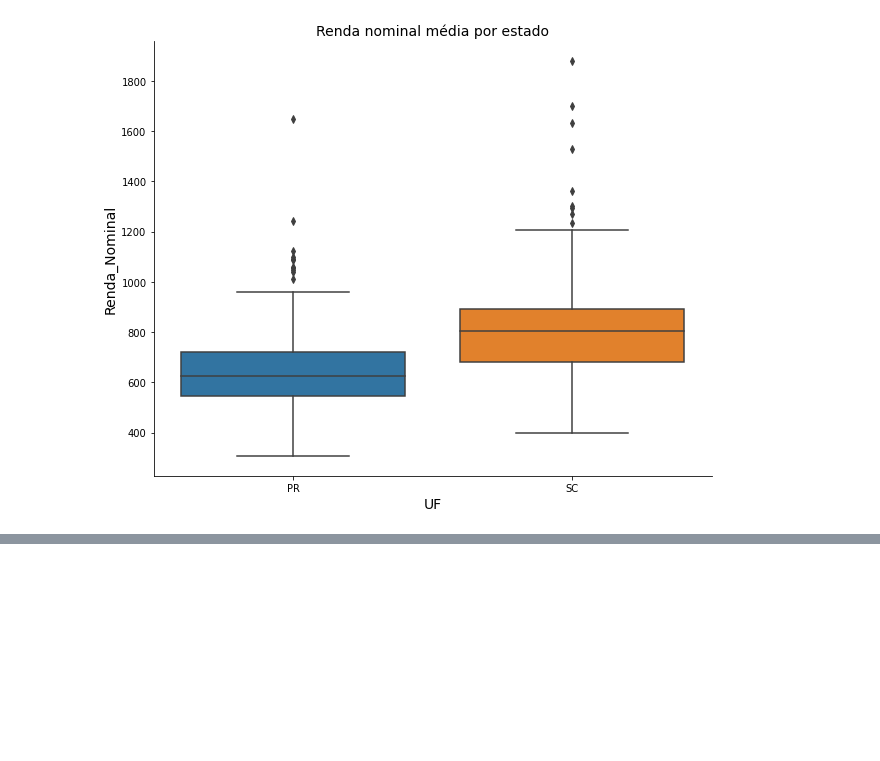
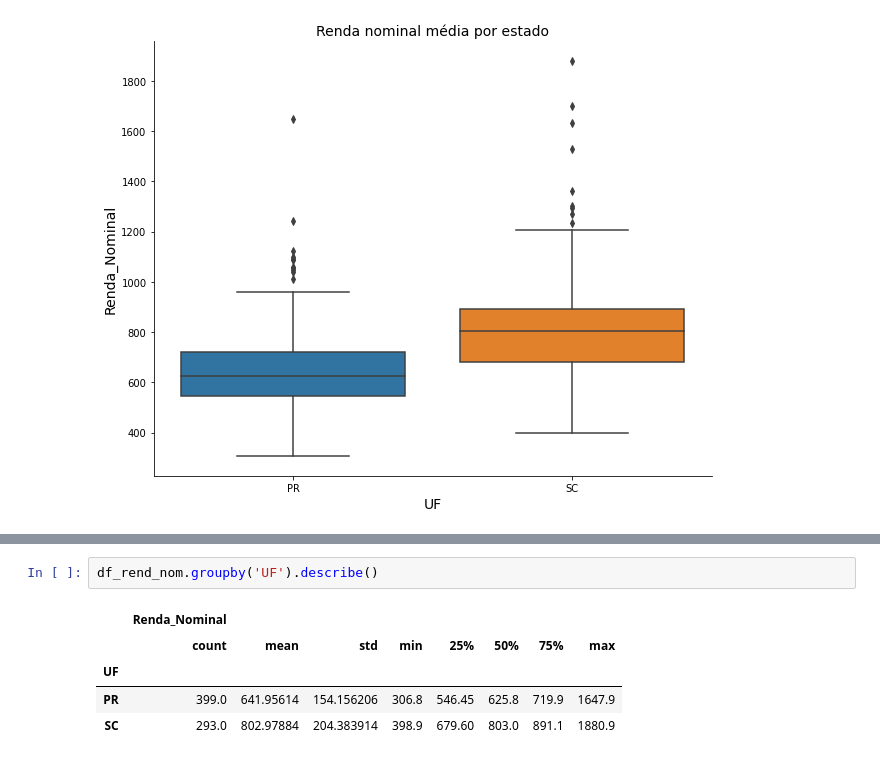
Before and after one commit to williambrunos/Mandacaru-Dev-Cacto, a Jupyter notebook: Atividade-2/Atividade_2_Cacto.ipynb, the cells around one changed output, grey strips where cells are left out. Drawn from its saved outputs; the diff is of its cells as text; blank space fills up the shorter version.

```diff
--- a/Atividade-2/Atividade_2_Cacto.ipynb
+++ b/Atividade-2/Atividade_2_Cacto.ipynb
@@ -172,0 +187,8 @@ plt.show()
+# %%
+df_rend_nom.groupby('UF').describe()
+# %% [output]
+|  | Renda_Nominal |  |  |  |  |  |  |  |
+|  | count | mean | std | min | 25% | 50% | 75% | max |
+| UF |  |  |  |  |  |  |  |  |
+| PR | 399.0 | 641.95614 | 154.156206 | 306.8 | 546.45 | 625.8 | 719.9 | 1647.9 |
+| SC | 293.0 | 802.97884 | 204.383914 | 398.9 | 679.60 | 803.0 | 891.1 | 1880.9 |
```
Also changed, not shown: parts of 20 cells of this notebook.
